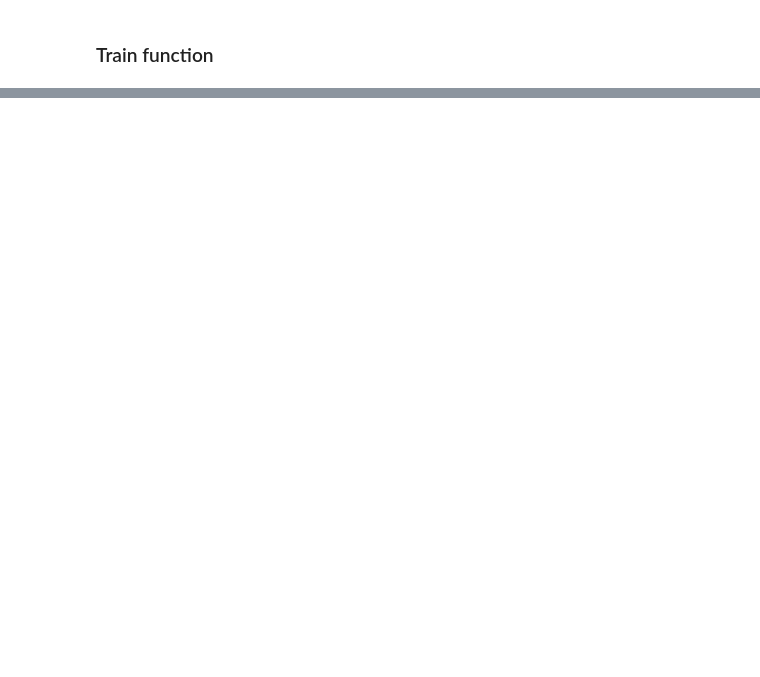
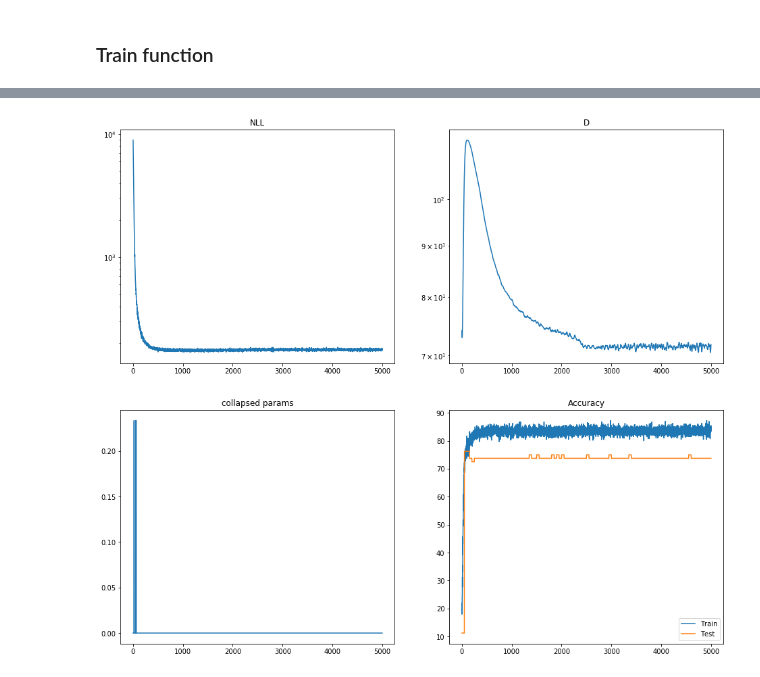
Before and after one commit to SergioAlvarezB/calibration-normalizing-flows, a Jupyter notebook: notebooks/BNN_GVI_divergences.ipynb, the cells around one changed output, grey strips where cells are left out. Drawn from its saved outputs; the diff is of its cells as text; code cells hidden in the pictures; blank space fills up the shorter version.

```diff
--- a/notebooks/BNN_GVI_divergences.ipynb
+++ b/notebooks/BNN_GVI_divergences.ipynb
@@ -160,2 +164,0 @@ bnn_kl = BNN_GVILR(2, 4, pmean, plog_var, divergence='KL', hidden_size=hidden_si
-# %%
-h = train_bnn(bnn_kl)
@@ -164,2 +164,0 @@ epoch: 2999, at time: 796.21, loss: 3.745e+02, NLL: 1.873e+02, D: 1.872e+02, Tra
-# %%
-plot_training(h)
@@ -251,0 +167,35 @@ plot_training(gh)
+# %%
+divergences = ['KL', 'rKL', 'F', 'J',
+               'A', 'A', 'A',
+               'AR', 'AR', 'AR',
+               'B', 'B', 'B',
+               'G', 'G', 'G']
+d_params = [None, None, None, None,
+            0.5, 0.1, 0.01,
+            0.75, 0.5, 0.25,
+            1.05, 1.25, 1.5,
+            1.05, 1.25, 1.5]
+# %%
+bnns = []
+for D, D_par in zip(divergences, d_params):
+    print("%%% Fitting BNN with divergence {} and d_param: {}".format(D, D_par))
+    bnn = BNN_GVILR(2, 4, pmean, plog_var, divergence=D, d_param=D_par, hidden_size=hidden_size).to(dev)
+    h = train_bnn(bnn)
+
+    print("\n \t ### Train results:")
+    print("\t \t Acc: {:.2f}".format(h['train_acc']*100))
+    print("\t \t ECE: {:.2f}".format(h['train_ece']*100))
+
+    print("\t ### Test results:")
+    print("\t \t Acc: {:.2f}".format(h['test_acc']*100))
+    print("\t \t ECE: {:.2f}".format(h['test_ece']*100))
+
+    print("\t Collapsed params: {:.3f}".format(sum(h['col'][-15:])/15.))
+
+
+    bnns.append({
+        'model': bnn.cpu(),
+        'divergence': D,
+        'd_param': D_par,
+        'history': h
+    })
@@ -251,0 +220,4 @@ plot_training(gh)
+# %%
+plot_training(bnns[11]['history'])
+# %% [output]
+[figure, added]
```
Also changed, not shown: parts of 44 cells of this notebook, 7 other files.
